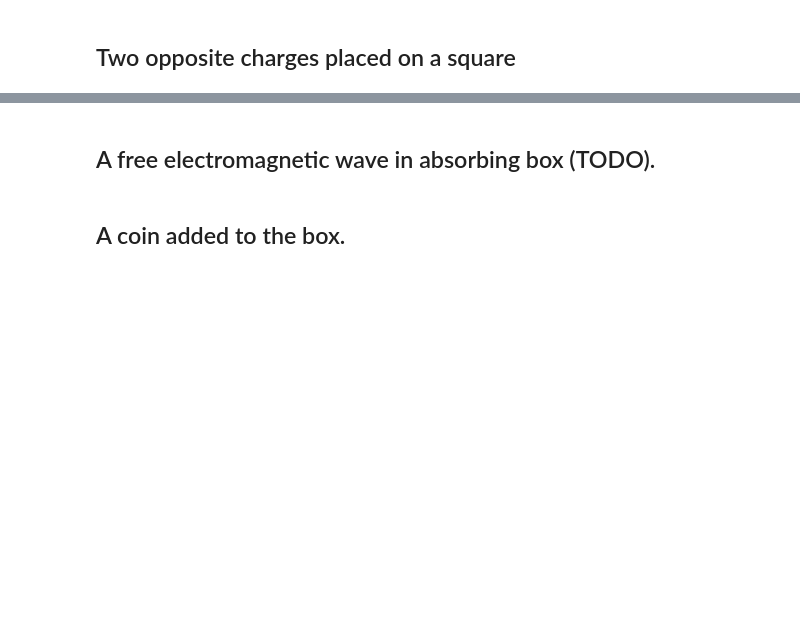
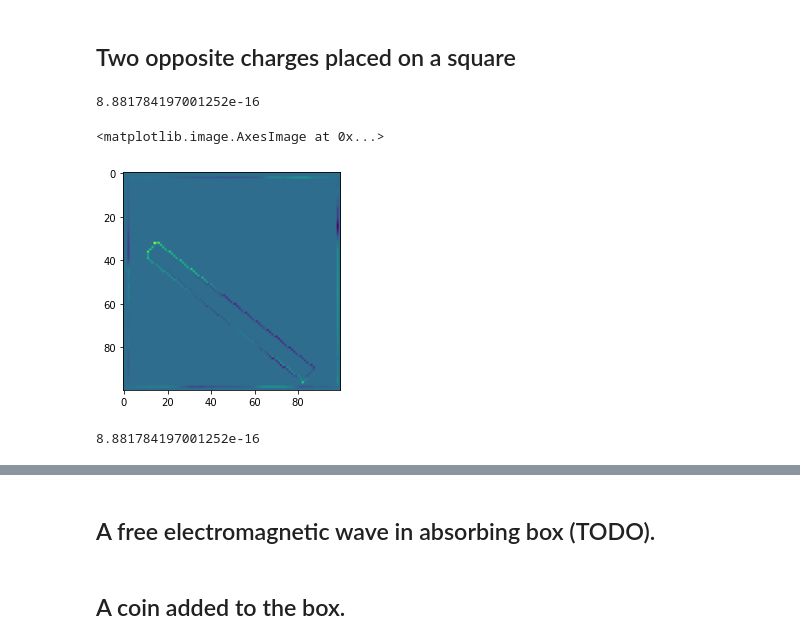
Before and after one commit to OliverSkocek/maxwell, a Jupyter notebook: notebooks/maxwell_2d_notebook.ipynb, the cells around one changed output, grey strips where cells are left out. Saved outputs shown, nothing was run; the diff lists cells and outputs as text; code cells hidden in the pictures; blank space fills up the shorter version.

```diff
--- a/notebooks/maxwell_2d_notebook.ipynb
+++ b/notebooks/maxwell_2d_notebook.ipynb
@@ -51,3 +56,16 @@ mwell = Maxwell2DFiniteDifference(mesh_size=0.01, step_size=1e-3, frame_rate=60,
 charge_density_callable = lambda x, y: 1.0 if 0.2<x<0.25 and 0.4<y<0.45 else -1.0 if 0.7<x<0.75 and 0.8<y<0.85 else 0.0
 electric_field_callable = lambda x,y: np.zeros((2,))
 magnetic_field_callable = lambda x, y: 0.0
+# %%
+np.sum(p)
+# %% [output]
+8.881784197001252e-16
+# %%
+plt.imshow(p)
+# %% [output]
+<matplotlib.image.AxesImage at 0x...>
+[figure, added]
+# %%
+np.sum(p)
+# %% [output]
+8.881784197001252e-16
```
Also changed, not shown: parts of 11 cells of this notebook, 2 other files.
